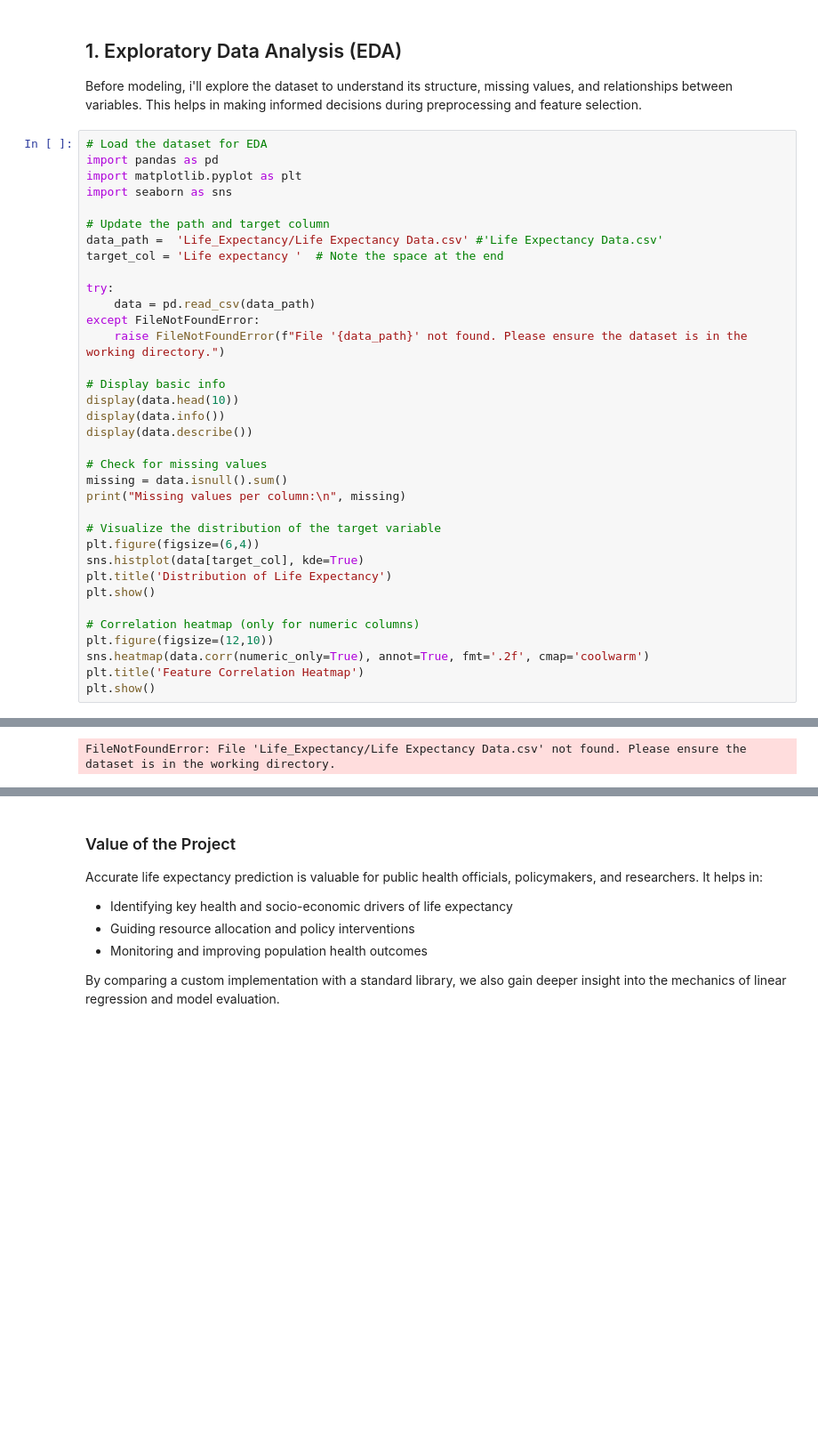
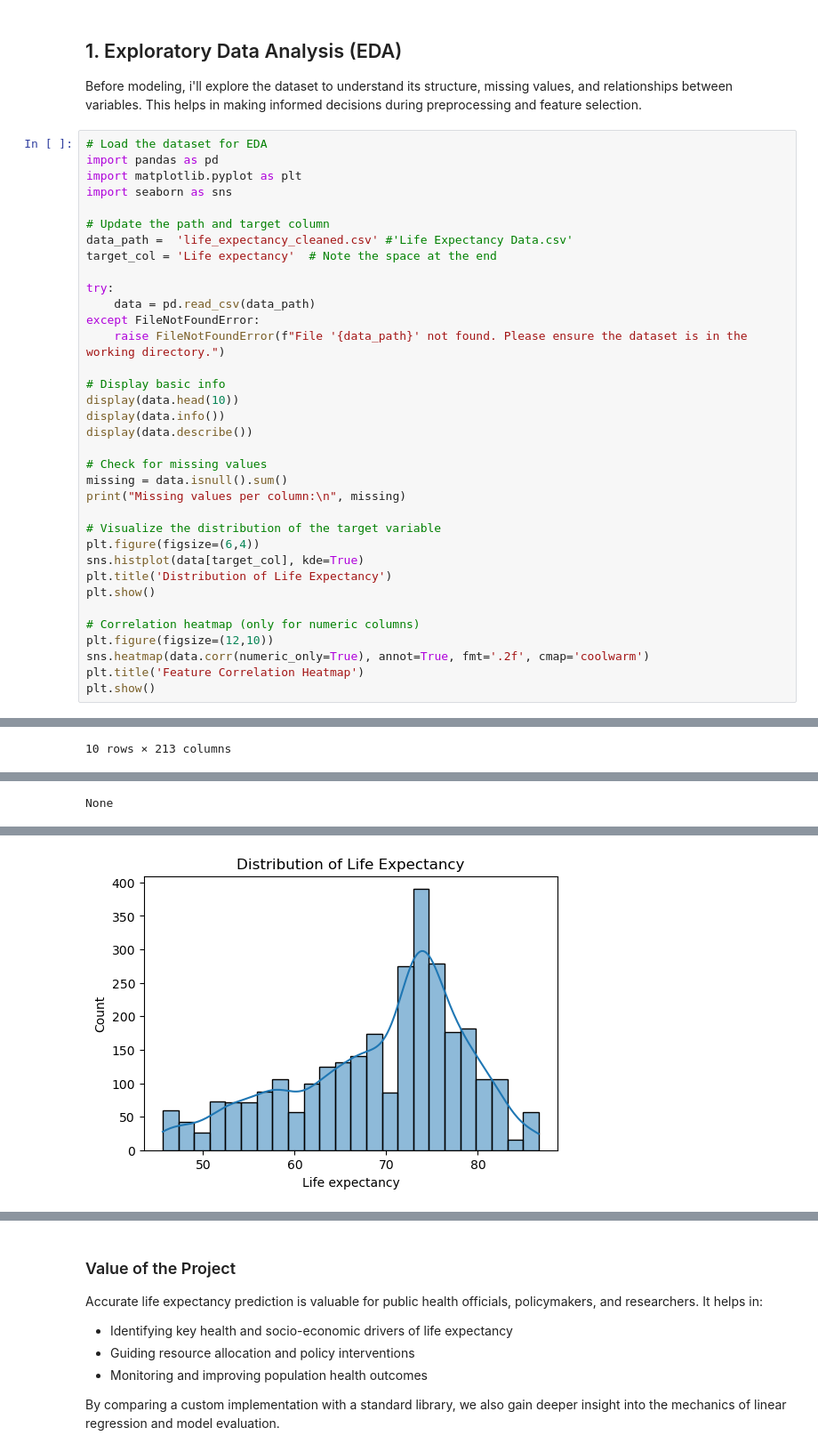
Before and after one commit to akyengo-Jr/Life_Expectancy, a Jupyter notebook: life_expectancy.ipynb, the cells around one changed output, grey strips where cells are left out. Shown: that part at 89% size. Cells and saved outputs as stored; diff of their text form; blank space fills up the shorter version.

```diff
--- a/life_expectancy.ipynb
+++ b/life_expectancy.ipynb
@@ -15,8 +15,8 @@ import matplotlib.pyplot as plt
 import seaborn as sns
 
 # Update the path and target column
-data_path =  'Life_Expectancy/Life Expectancy Data.csv' #'Life Expectancy Data.csv'
-target_col = 'Life expectancy '  # Note the space at the end
+data_path =  'life_expectancy_cleaned.csv' #'Life Expectancy Data.csv'
+target_col = 'Life expectancy'  # Note the space at the end
 
 try:
     data = pd.read_csv(data_path)
@@ -47 +58 @@ plt.show()
-FileNotFoundError: File 'Life_Expectancy/Life Expectancy Data.csv' not found. Please ensure the dataset is in the working directory.
+10 rows × 213 columns
@@ -47,0 +64 @@ FileNotFoundError: File 'Life_Expectancy/Life Expectancy Data.csv' not found. Pl
+None
@@ -47,0 +87 @@ FileNotFoundError: File 'Life_Expectancy/Life Expectancy Data.csv' not found. Pl
+[figure, added]
```
Also changed, not shown: parts of 1 cell of this notebook, 2 other files.
